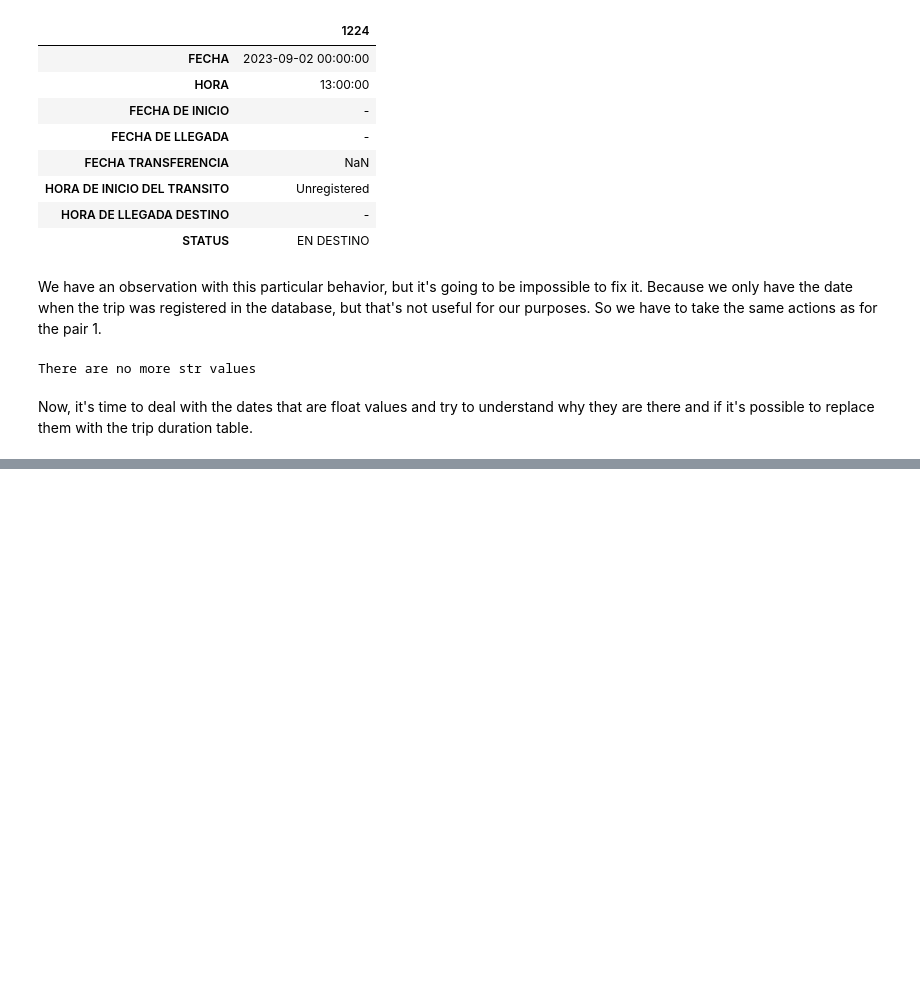
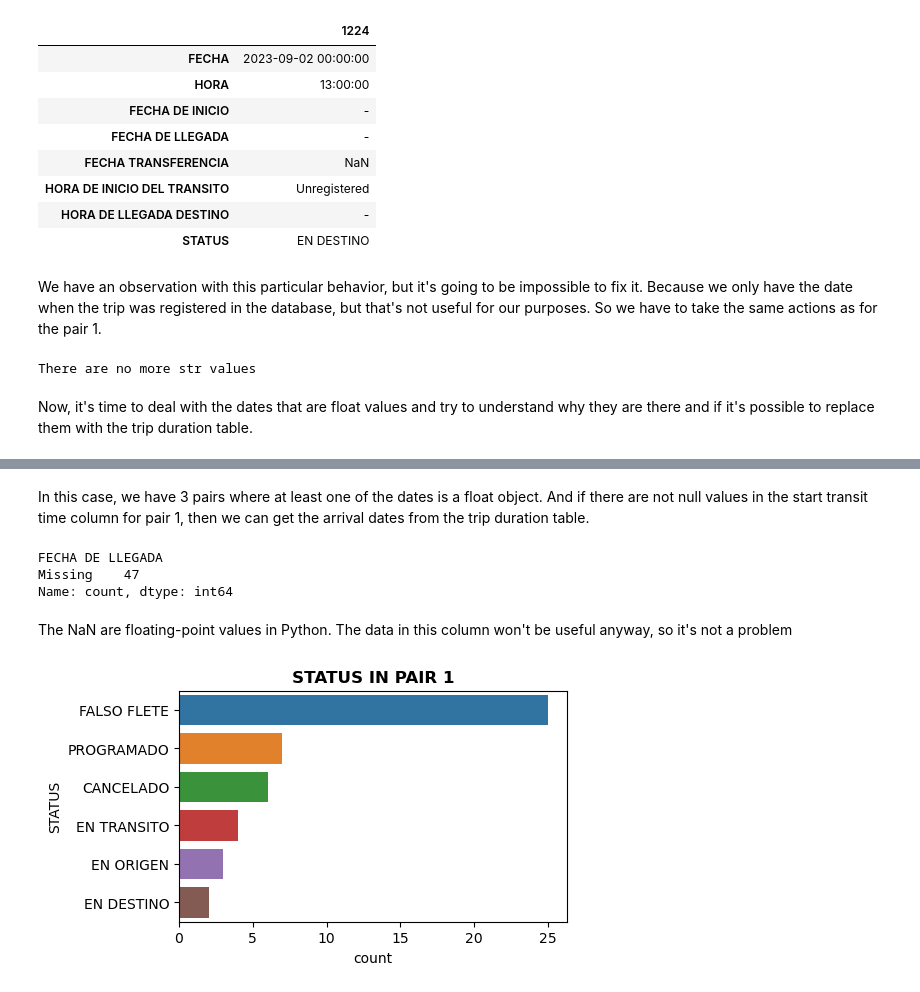
Before and after one commit to CarlosFOL/Transport_Company_Analysis, a Jupyter notebook: notebooks/data_cleaning.ipynb, the cells around one changed output, grey strips where cells are left out. Drawn from its saved outputs; the diff is of its cells as text; code cells hidden in the pictures; blank space fills up the shorter version.

```diff
--- a/notebooks/data_cleaning.ipynb
+++ b/notebooks/data_cleaning.ipynb
@@ -782,0 +779,35 @@ floattimes = FloatTimes(df_tc=df_TransportCompany)
+# %% [markdown]
+In this case, we have 3 pairs where at least one of the dates is a float object. And if there are not null values in the start transit time column for pair 1, then we can get the arrival dates from the trip duration table.
+# %%
+df_pair_1 = groups.customized_dtypes(dtype_dd=datetime, dtype_ad=float)
+df_pair_1['FECHA DE LLEGADA'].fillna('Missing').value_counts()
+# %% [output]
+FECHA DE LLEGADA
+Missing    47
+Name: count, dtype: int64
+# %% [markdown]
+The NaN are floating-point values in Python. The data in this column won't be useful anyway, so it's not a problem
+# %%
+df_pair_1 =pd.merge(
+        left = df_pair_1,
+        right = df_TransportCompany[['STATUS']],
+        left_index = True,
+        right_index = True
+        )
+# Which status do we have?
+plt.figure(figsize=(5, 3))
+(
+    df_pair_1.
+    pipe(
+        lambda df:
+        sns.countplot(
+            data = df,
+            y = 'STATUS',
+            order = df_pair_1['STATUS'].value_counts().index
+        )
+    )
+)
+plt.title('STATUS IN PAIR 1', fontdict={'weight': 'bold'})
+plt.show()
+# %% [output]
+[figure, added]
```
Also changed, not shown: parts of 17 cells of this notebook, 6 other files.
